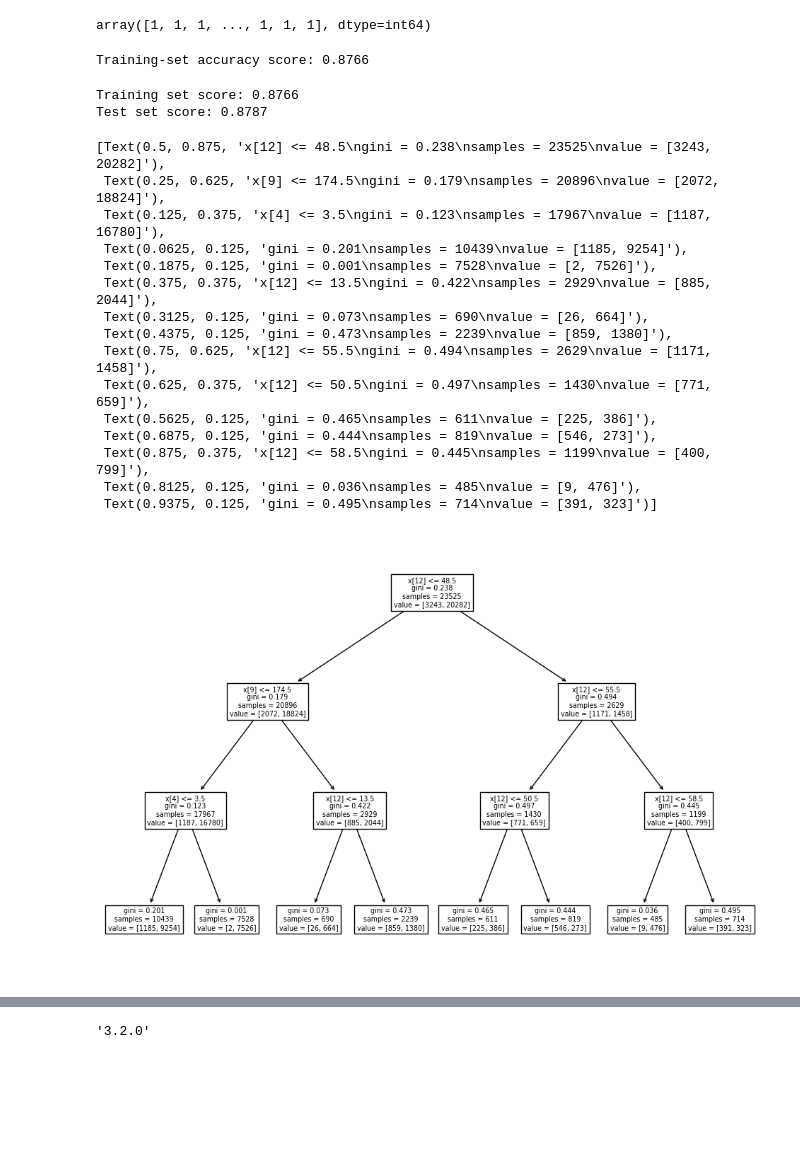
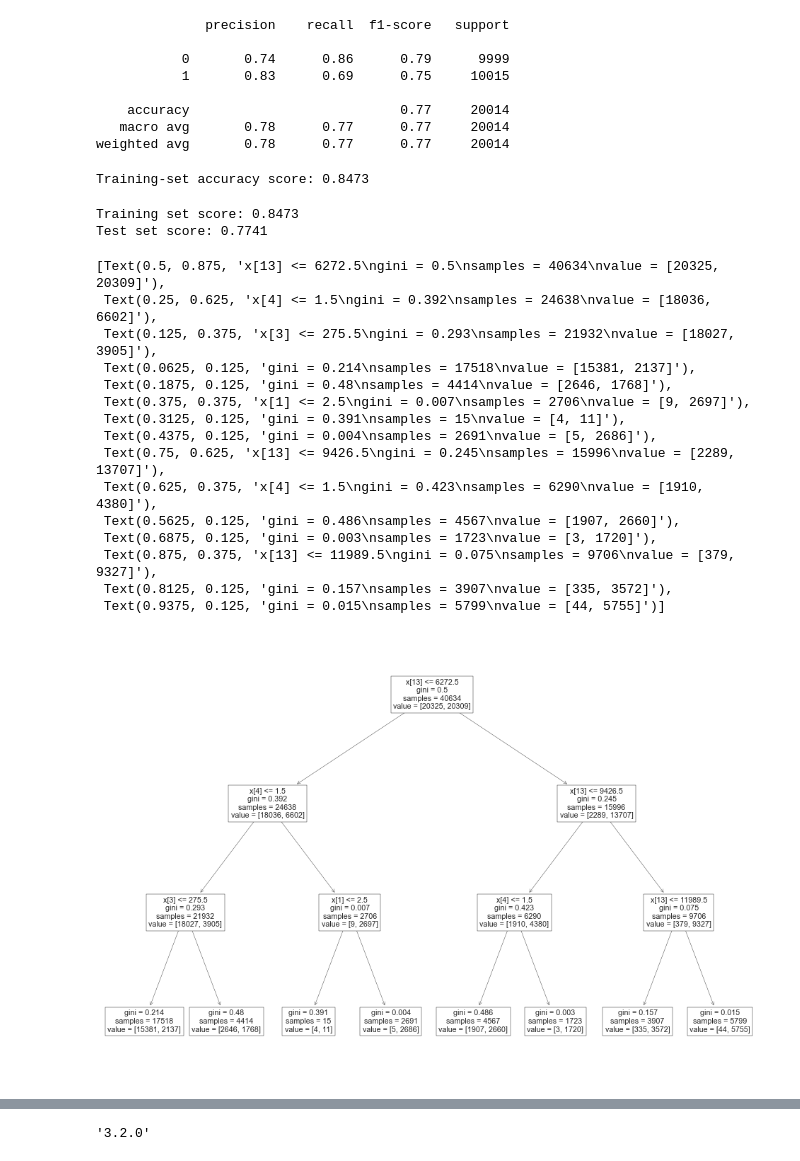
Before and after one commit to ValikovaLiza/ML, a Jupyter notebook: Laba5.ipynb, the cells around one changed output, grey strips where cells are left out. Saved outputs shown, nothing was run; the diff lists cells and outputs as text; code cells hidden in the pictures; blank space fills up the shorter version.

```diff
--- a/Laba5.ipynb
+++ b/Laba5.ipynb
@@ -212,0 +277,2 @@ DecisionTreeClassifier(max_depth=3, random_state=0)
+# %%
+data2.drop('Unnamed: 0.1',axis=1, inplace=True)
@@ -212,0 +281,9 @@ DecisionTreeClassifier(max_depth=3, random_state=0)
+# %%
+y2 = data2['Fire Alarm']
+X2 = data2.drop(['Fire Alarm'], axis=1)
+
+X_train2, X_test2, y_train2, y_test2 = train_test_split(X2, y2, test_size= 0.33, random_state=42)
+# %%
+encoder = ce.OrdinalEncoder(cols=['UTC','Temperature[C]','Humidity[%]', 'TVOC[ppb]' ,'eCO2[ppm]', 'Raw H2', 'Raw Ethanol', 'Pressure[hPa]', 'PM1.0', 'PM2.5', 'NC0.5', 'NC1.0', 'NC2.5', 'CNT'])
+X_train2 = encoder.fit_transform(X_train2)
+X_test2 = encoder.transform(X_test2)
@@ -212,0 +296,4 @@ DecisionTreeClassifier(max_depth=3, random_state=0)
+# %%
+clf_gini = DecisionTreeClassifier(criterion='gini', max_depth=3, random_state=0)
+clf_gini.fit(X_train2, y_train2)
+y_pred_test = clf_gini.predict(X_test2)
@@ -240,37 +327,43 @@ Model accuracy score with criterion gini index: 0.8787
-# %%
-y_pred_train_gini = clf_gini.predict(X_train)
-y_pred_train_gini
-# %% [output]
-array([1, 1, 1, ..., 1, 1, 1], dtype=int64)
+# %%
+print(classification_report(y_test2, y_pred_test))
+# %% [output]
+              precision    recall  f1-score   support
+
+           0       0.74      0.86      0.79      9999
+           1       0.83      0.69      0.75     10015
+
+    accuracy                           0.77     20014
+   macro avg       0.78      0.77      0.77     20014
+weighted avg       0.78      0.77      0.77     20014
 # %%
-print('Training-set accuracy score: {0:0.4f}'. format(accuracy_score(y_train, y_pred_train_gini)))
+print('Training-set accuracy score: {0:0.4f}'. format(accuracy_score(y_train2, y_pred_train)))
 # %% [output]
-Training-set accuracy score: 0.8766
+Training-set accuracy score: 0.8473
 # %%
-print('Training set score: {:.4f}'.format(clf_gini.score(X_train, y_train)))
-print('Test set score: {:.4f}'.format(clf_gini.score(X_test, y_test)))
+print('Training set score: {:.4f}'.format(clf_gini.score(X_train2, y_train2)))
+print('Test set score: {:.4f}'.format(clf_gini.score(X_test2, y_test2)))
 # %% [output]
-Training set score: 0.8766
-Test set score: 0.8787
+Training set score: 0.8473
+Test set score: 0.7741
 # %%
 plt.figure(figsize=(12,8))
 
 from sklearn import tree
-tree.plot_tree(clf_gini.fit(X_train, y_train))
+tree.plot_tree(clf_gini.fit(X_train2, y_train2))
 # %% [output]
-[Text(0.5, 0.875, 'x[12] <= 48.5\ngini = 0.238\nsamples = 23525\nvalue = [3243, 20282]'),
- Text(0.25, 0.625, 'x[9] <= 174.5\ngini = 0.179\nsamples = 20896\nvalue = [2072, 18824]'),
- Text(0.125, 0.375, 'x[4] <= 3.5\ngini = 0.123\nsamples = 17967\nvalue = [1187, 16780]'),
- Text(0.0625, 0.125, 'gini = 0.201\nsamples = 10439\nvalue = [1185, 9254]'),
- Text(0.1875, 0.125, 'gini = 0.001\nsamples = 7528\nvalue = [2, 7526]'),
- Text(0.375, 0.375, 'x[12] <= 13.5\ngini = 0.422\nsamples = 2929\nvalue = [885, 2044]'),
- Text(0.3125, 0.125, 'gini = 0.073\nsamples = 690\nvalue = [26, 664]'),
- Text(0.4375, 0.125, 'gini = 0.473\nsamples = 2239\nvalue = [859, 1380]'),
- Text(0.75, 0.625, 'x[12] <= 55.5\ngini = 0.494\nsamples = 2629\nvalue = [1171, 1458]'),
- Text(0.625, 0.375, 'x[12] <= 50.5\ngini = 0.497\nsamples = 1430\nvalue = [771, 659]'),
- Text(0.5625, 0.125, 'gini = 0.465\nsamples = 611\nvalue = [225, 386]'),
- Text(0.6875, 0.125, 'gini = 0.444\nsamples = 819\nvalue = [546, 273]'),
- Text(0.875, 0.375, 'x[12] <= 58.5\ngini = 0.445\nsamples = 1199\nvalue = [400, 799]'),
- Text(0.8125, 0.125, 'gini = 0.036\nsamples = 485\nvalue = [9, 476]'),
- Text(0.9375, 0.125, 'gini = 0.495\nsamples = 714\nvalue = [391, 323]')]
+[Text(0.5, 0.875, 'x[13] <= 6272.5\ngini = 0.5\nsamples = 40634\nvalue = [20325, 20309]'),
+ Text(0.25, 0.625, 'x[4] <= 1.5\ngini = 0.392\nsamples = 24638\nvalue = [18036, 6602]'),
+ Text(0.125, 0.375, 'x[3] <= 275.5\ngini = 0.293\nsamples = 21932\nvalue = [18027, 3905]'),
+ Text(0.0625, 0.125, 'gini = 0.214\nsamples = 17518\nvalue = [15381, 2137]'),
+ Text(0.1875, 0.125, 'gini = 0.48\nsamples = 4414\nvalue = [2646, 1768]'),
+ Text(0.375, 0.375, 'x[1] <= 2.5\ngini = 0.007\nsamples = 2706\nvalue = [9, 2697]'),
+ Text(0.3125, 0.125, 'gini = 0.391\nsamples = 15\nvalue = [4, 11]'),
+ Text(0.4375, 0.125, 'gini = 0.004\nsamples = 2691\nvalue = [5, 2686]'),
+ Text(0.75, 0.625, 'x[13] <= 9426.5\ngini = 0.245\nsamples = 15996\nvalue = [2289, 13707]'),
+ Text(0.625, 0.375, 'x[4] <= 1.5\ngini = 0.423\nsamples = 6290\nvalue = [1910, 4380]'),
+ Text(0.5625, 0.125, 'gini = 0.486\nsamples = 4567\nvalue = [1907, 2660]'),
+ Text(0.6875, 0.125, 'gini = 0.003\nsamples = 1723\nvalue = [3, 1720]'),
+ Text(0.875, 0.375, 'x[13] <= 11989.5\ngini = 0.075\nsamples = 9706\nvalue = [379, 9327]'),
+ Text(0.8125, 0.125, 'gini = 0.157\nsamples = 3907\nvalue = [335, 3572]'),
+ Text(0.9375, 0.125, 'gini = 0.015\nsamples = 5799\nvalue = [44, 5755]')]
-[figure, old version]
+[figure, new version]
```
Also changed, not shown: parts of 172 cells of this notebook.
